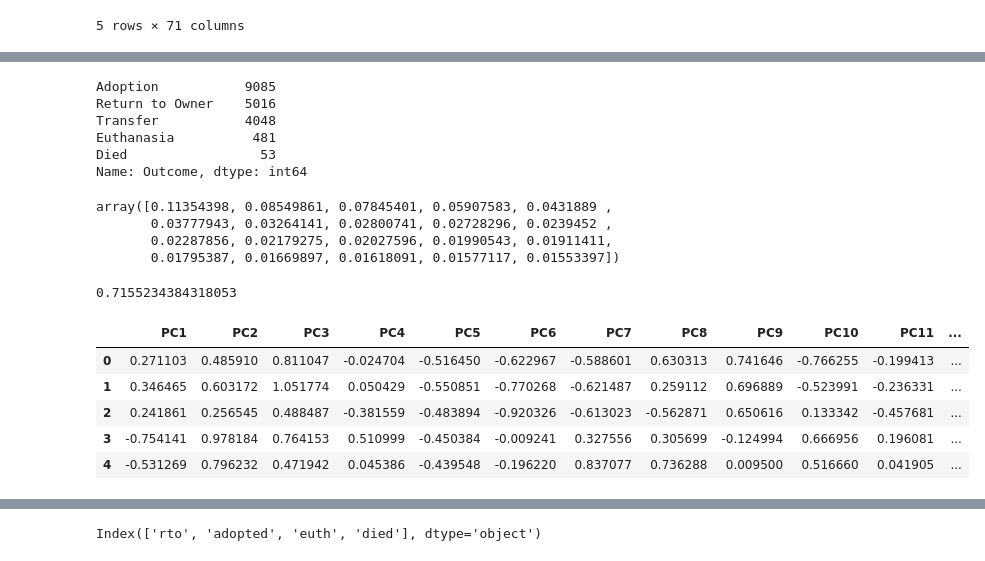
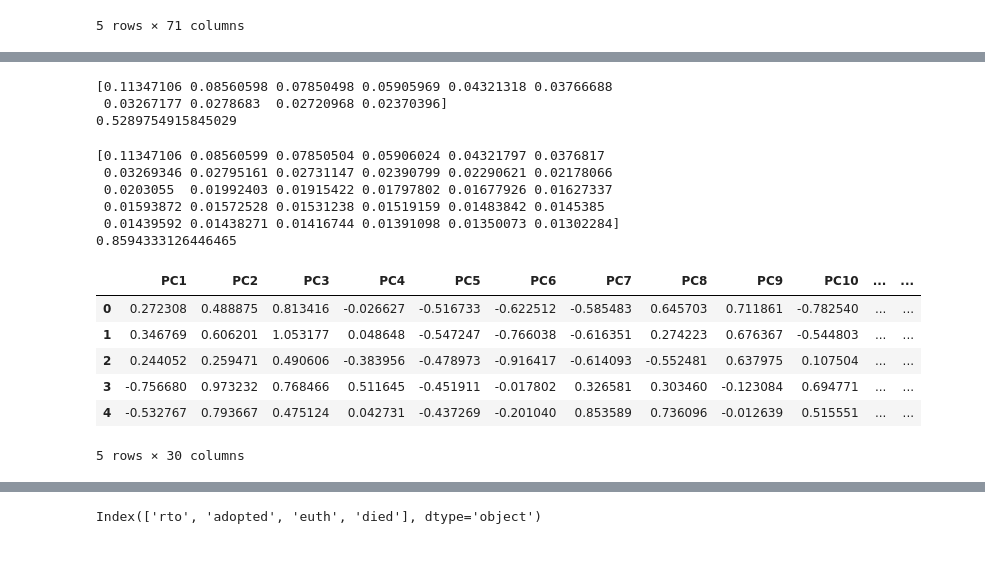
Before and after one commit to M-Outlaw/BootCamp-Mod-20-Animal_Shelter_Analysis, a Jupyter notebook: MLprep.ipynb, the cells around one changed output, grey strips where cells are left out. Saved outputs shown, nothing was run; the diff lists cells and outputs as text; code cells hidden in the pictures.

```diff
--- a/MLprep.ipynb
+++ b/MLprep.ipynb
@@ -159,8 +130,6 @@ Name: LS_75, dtype: int64
 # %%
+#Create outcome where poor outcome is death or length of stay greater than 75th percentile
 data["poor"]=np.where((data["Outcome"]=="Euthanasia")|(data["Outcome"]=="Died"),1,0)
-data["outcome"]=np.where((data["poor"]==1)|(data["LS_75"])==1,1,0)
-data["outcome"].value_counts()
-
-
-#coded_data["sporting"]=np.where((coded_data["group1_sporting"]==1)|(coded_data["group2_sporting"]==1), 1, 0)
+data["LSout"]=np.where((data["poor"]==1)|(data["LS_75"])==1,1,0)
+data["LSout"].value_counts()
 # %% [output]
@@ -169,0 +147,6 @@ Name: outcome, dtype: int64
+# %%
+#Combine 5 outcome categories into three. Return to Owner, Adopt/Transfer, Death
+new=["Return","Adopt/Trans","Adopt/Trans","Death","Death"]
+old=["Return to Owner", "Adoption","Transfer","Euthanasia","Died"]
+data["three"]=data["Outcome"].replace(old, new)
+Counter(data["three"])
@@ -170,5 +155,6 @@ Name: outcome, dtype: int64
 # %%
-dummies=["type", "cond", "Age", "m", "group1", "group2", "Size1", "Size2","Sorted_Color"]
+#Dummy code all categorical variables, then add binary features from original file
+dummies=["type", "cond", "Age", "m", "group1", "group2", "Size1", "Size2","color"]
 coded_data=pd.get_dummies(data[dummies])
 coded_data["mix"]=data["mix"]
 coded_data["sex"]=data["sex"]
@@ -444,9 +456,0 @@ cm1_df
-# %%
-y_test.value_counts()
-# %% [output]
-Adoption           9085
-Return to Owner    5016
-Transfer           4048
-Euthanasia          481
-Died                 53
-Name: Outcome, dtype: int64
@@ -468,24 +457,41 @@ X_pca=pca.fit_transform(X)
-# %%
-pca.explained_variance_ratio_
-# %% [output]
-array([0.11354398, 0.08549861, 0.07845401, 0.05907583, 0.0431889 ,
-       0.03777943, 0.03264141, 0.02800741, 0.02728296, 0.0239452 ,
-       0.02287856, 0.02179275, 0.02027596, 0.01990543, 0.01911411,
-       0.01795387, 0.01669897, 0.01618091, 0.01577117, 0.01553397])
-# %%
-pca.explained_variance_ratio_.sum()
-# %% [output]
-0.7155234384318053
+# %%
+#Decided to check PCAs, to see if that could be used to reduce features but keep maximum information
+#Initialize PCA
+pca=PCA(n_components=10)
+#Apply to X
+X_pca=pca.fit_transform(X)
+print(pca.explained_variance_ratio_)
+print(pca.explained_variance_ratio_.sum())
+# %% [output]
+[0.11347106 0.08560598 0.07850498 0.05905969 0.04321318 0.03766688
+ 0.03267177 0.0278683  0.02720968 0.02370396]
+0.5289754915845029
+# %%
+#Try higher n_components because so little variance is explained. Total features in X is 68
+pca=PCA(n_components=30)
+#Apply to X
+X_pca=pca.fit_transform(X)
+print(pca.explained_variance_ratio_)
+print(pca.explained_variance_ratio_.sum())
+# %% [output]
+[0.11347106 0.08560599 0.07850504 0.05906024 0.04321797 0.0376817
+ 0.03269346 0.02795161 0.02731147 0.02390799 0.02290621 0.02178066
+ 0.0203055  0.01992403 0.01915422 0.01797802 0.01677926 0.01627337
+ 0.01593872 0.01572528 0.01531238 0.01519159 0.01483842 0.0145385
+ 0.01439592 0.01438271 0.01416744 0.01391098 0.01350073 0.01302284]
+0.8594333126446465
 # %%
 #Create dataframe from pcas
 X_pca_df=pd.DataFrame(data=X_pca, columns=["PC1","PC2","PC3","PC4","PC5","PC6","PC7","PC8","PC9",
-                     "PC10","PC11","PC12","PC13","PC14","PC15","PC16","PC17","PC18","PC19","PC20"])
+                     "PC10","PC11","PC12","PC13","PC14","PC15","PC16","PC17","PC18","PC19","PC20",
+                        "PC21","PC22","PC23","PC24","PC25","PC26","PC27","PC28","PC29","PC30"])
 X_pca_df.head()
 # %% [output]
-|  | PC1 | PC2 | PC3 | PC4 | PC5 | PC6 | PC7 | PC8 | PC9 | PC10 | PC11 | ... |
-| 0 | 0.271103 | 0.485910 | 0.811047 | -0.024704 | -0.516450 | -0.622967 | -0.588601 | 0.630313 | 0.741646 | -0.766255 | -0.199413 | ... |
-| 1 | 0.346465 | 0.603172 | 1.051774 | 0.050429 | -0.550851 | -0.770268 | -0.621487 | 0.259112 | 0.696889 | -0.523991 | -0.236331 | ... |
-| 2 | 0.241861 | 0.256545 | 0.488487 | -0.381559 | -0.483894 | -0.920326 | -0.613023 | -0.562871 | 0.650616 | 0.133342 | -0.457681 | ... |
-| 3 | -0.754141 | 0.978184 | 0.764153 | 0.510999 | -0.450384 | -0.009241 | 0.327556 | 0.305699 | -0.124994 | 0.666956 | 0.196081 | ... |
-| 4 | -0.531269 | 0.796232 | 0.471942 | 0.045386 | -0.439548 | -0.196220 | 0.837077 | 0.736288 | 0.009500 | 0.516660 | 0.041905 | ... |
+|  | PC1 | PC2 | PC3 | PC4 | PC5 | PC6 | PC7 | PC8 | PC9 | PC10 | ... | ... |
+| 0 | 0.272308 | 0.488875 | 0.813416 | -0.026627 | -0.516733 | -0.622512 | -0.585483 | 0.645703 | 0.711861 | -0.782540 | ... | ... |
+| 1 | 0.346769 | 0.606201 | 1.053177 | 0.048648 | -0.547247 | -0.766038 | -0.616351 | 0.274223 | 0.676367 | -0.544803 | ... | ... |
+| 2 | 0.244052 | 0.259471 | 0.490606 | -0.383956 | -0.478973 | -0.916417 | -0.614093 | -0.552481 | 0.637975 | 0.107504 | ... | ... |
+| 3 | -0.756680 | 0.973232 | 0.768466 | 0.511645 | -0.451911 | -0.017802 | 0.326581 | 0.303460 | -0.123084 | 0.694771 | ... | ... |
+| 4 | -0.532767 | 0.793667 | 0.475124 | 0.042731 | -0.437269 | -0.201040 | 0.853589 | 0.736096 | -0.012639 | 0.515551 | ... | ... |
+5 rows × 30 columns
 # %%
```
Also changed, not shown: parts of 62 cells of this notebook.
